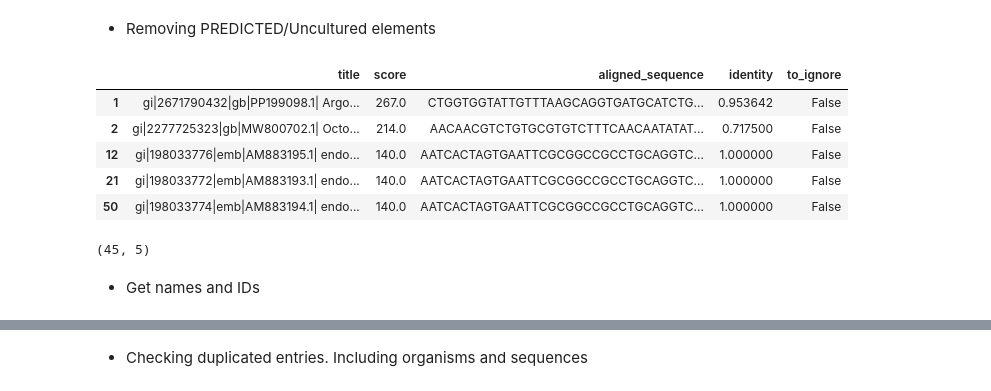
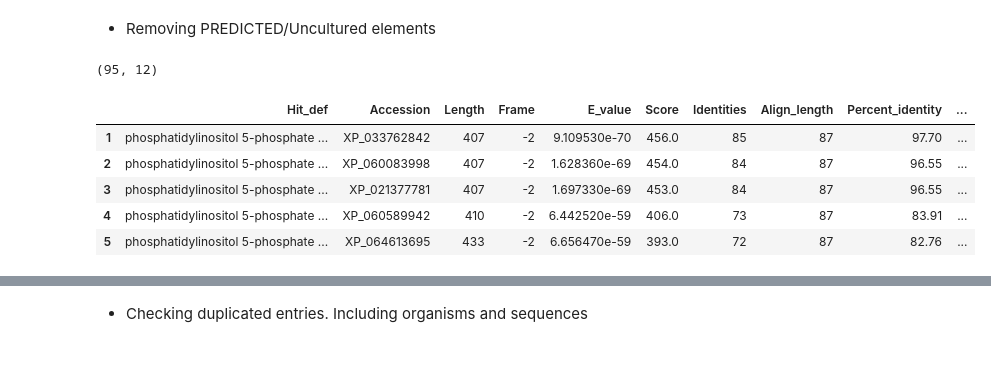
Before and after one commit to dMedinaO/PI5P4K_analysis, a Jupyter notebook: notebook_analysis/developing_phylogenetic_tree.ipynb, the cells around one changed output, grey strips where cells are left out. Saved outputs shown, nothing was run; the diff lists cells and outputs as text; code cells hidden in the pictures; blank space fills up the shorter version.

```diff
--- a/notebook_analysis/developing_phylogenetic_tree.ipynb
+++ b/notebook_analysis/developing_phylogenetic_tree.ipynb
@@ -53,6 +54,7 @@ def get_additional_id(title):
 # %%
 def check_entres_to_ignore(title):
-    if "PREDICTED" in title or "cultured" in title or "Cloning" in title or "Synthetic construct" in title or "Homo sapiens" in title:
+
+    if "hypothetical" in title: #or "unnamed" in title or "LOW" in title or "partial" in title or "protein" in title or "spatiotemporal" in title:
         return True
     else:
         return False
@@ -95,12 +133,12 @@ record = SeqRecord(query_seq, id="Query1", description=sequences_to_process["Org
 
 print("Sending BLAST query to NCBI...")
 result_handle = NCBIWWW.qblast(
-    program="blastn",
-    database="nt",
+    program="blastx",
+    database="nr",
     sequence=record.format("fasta"),
     hitlist_size=10000,
     format_type="XML",
-    entrez_query="marine[All Fields] AND COI[Gene]"
+    entrez_query=entrez_query
 )
 
 blast_records = NCBIXML.read(result_handle)
@@ -110,19 +148,22 @@ filter_sequences = []
 for alignment in blast_records.alignments:
     hsp = alignment.hsps[0]  # high-scoring pair
 
-    row = [
-        alignment.title,
-        hsp.score,
-        hsp.sbjct,
-        hsp.identities / hsp.align_length
-    ]
-
-    filter_sequences.append(row)
+    filter_sequences.append({
+            "Hit_def": alignment.hit_def,
+            "Accession": alignment.accession,
+            "Length": alignment.length,
+            "Frame": hsp.frame[0],  # Solo el marco (ej: +1, -3)
+            "E_value": hsp.expect,
+            "Score": hsp.score,
+            "Identities": hsp.identities,
+            "Align_length": hsp.align_length,
+            "Percent_identity": round((hsp.identities / hsp.align_length) * 100, 2)
+        })
 
 df_selected_sequences = pd.DataFrame(
-    data=filter_sequences,
-    columns=["title", "score", "aligned_sequence", "identity"])
+    data=filter_sequences)
 
+print(df_selected_sequences.shape)
 df_selected_sequences.head(5)
 # %% [output]
 Sending BLAST query to NCBI...
@@ -131,0 +185,3 @@ Sending BLAST query to NCBI...
+# %%
+df_selected_sequences["organism"] = df_selected_sequences["Hit_def"].apply(get_organism)
+df_selected_sequences["protein_name"] = df_selected_sequences["Hit_def"].apply(get_name)
@@ -136,20 +201,16 @@ df_selected_sequences.shape
 # %% [markdown]
 - Removing PREDICTED/Uncultured elements
 # %%
-df_selected_sequences["to_ignore"] = df_selected_sequences["title"].apply(check_entres_to_ignore)
+df_selected_sequences["to_ignore"] = df_selected_sequences["Hit_def"].apply(check_entres_to_ignore)
 df_selected_sequences["to_ignore"].value_counts()
-df_filter_sequences = df_selected_sequences[df_selected_sequences["to_ignore"]==False]
-df_filter_sequences.head(5)
+df_selected_sequences = df_selected_sequences[df_selected_sequences["to_ignore"]==False]
+print(df_selected_sequences.shape)
+df_selected_sequences.head(5)
 # %% [output]
+(95, 12)
-|  | title | score | aligned_sequence | identity | to_ignore |
-| 1 | gi|2671790432|gb|PP199098.1| Argo... | 267.0 | CTGGTGGTATTGTTTAAGCAGGTGATGCATCTG... | 0.953642 | False |
-| 2 | gi|2277725323|gb|MW800702.1| Octo... | 214.0 | AACAACGTCTGTGCGTGTCTTTCAACAATATAT... | 0.717500 | False |
-| 12 | gi|198033776|emb|AM883195.1| endo... | 140.0 | AATCACTAGTGAATTCGCGGCCGCCTGCAGGTC... | 1.000000 | False |
-| 21 | gi|198033772|emb|AM883193.1| endo... | 140.0 | AATCACTAGTGAATTCGCGGCCGCCTGCAGGTC... | 1.000000 | False |
-| 50 | gi|198033774|emb|AM883194.1| endo... | 140.0 | AATCACTAGTGAATTCGCGGCCGCCTGCAGGTC... | 1.000000 | False |
+|  | Hit_def | Accession | Length | Frame | E_value | Score | Identities | Align_length | Percent_identity | ... |
+| 1 | phosphatidylinositol 5-phosphate ... | XP_033762842 | 407 | -2 | 9.109530e-70 | 456.0 | 85 | 87 | 97.70 | ... |
+| 2 | phosphatidylinositol 5-phosphate ... | XP_060083998 | 407 | -2 | 1.628360e-69 | 454.0 | 84 | 87 | 96.55 | ... |
+| 3 | phosphatidylinositol 5-phosphate ... | XP_021377781 | 407 | -2 | 1.697330e-69 | 453.0 | 84 | 87 | 96.55 | ... |
+| 4 | phosphatidylinositol 5-phosphate ... | XP_060589942 | 410 | -2 | 6.442520e-59 | 406.0 | 73 | 87 | 83.91 | ... |
+| 5 | phosphatidylinositol 5-phosphate ... | XP_064613695 | 433 | -2 | 6.656470e-59 | 393.0 | 72 | 87 | 82.76 | ... |
-# %%
-df_filter_sequences.shape
-# %% [output]
-(45, 5)
-# %% [markdown]
-- Get names and IDs
```
Also changed, not shown: parts of 42 cells of this notebook, 3 other files.
